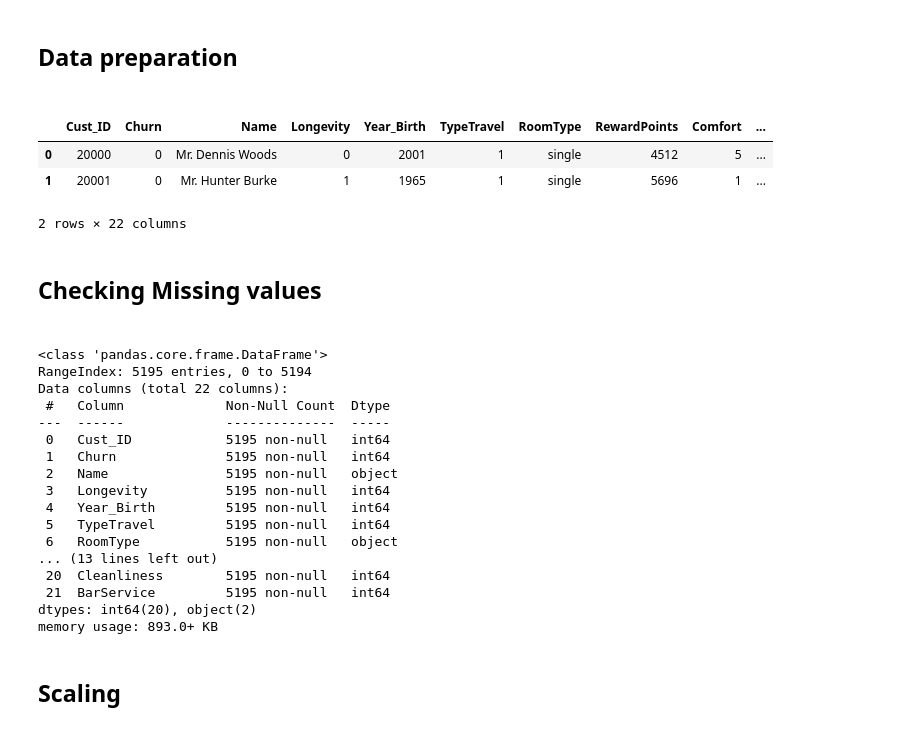
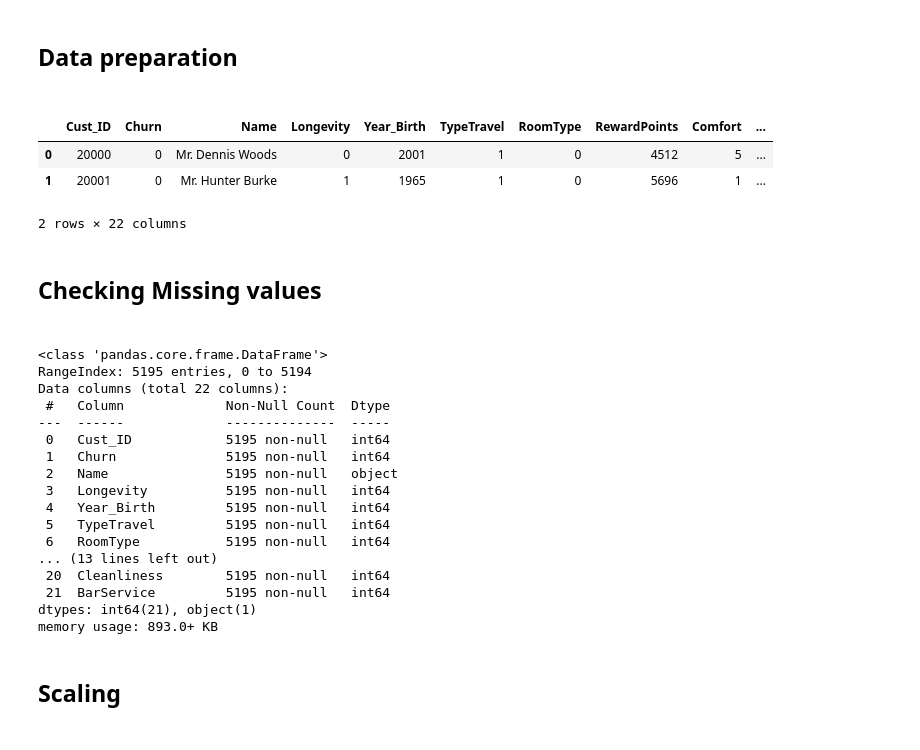
Before and after one commit to Leon209/Project_1-Supervised-Model, a Jupyter notebook: Project 1.ipynb, the cells around one changed output. Drawn from its saved outputs; the diff is of its cells as text; code cells hidden in the pictures.

Commit message:
Validate scalling

```diff
--- a/Project 1.ipynb
+++ b/Project 1.ipynb
@@ -349,24 +349,28 @@ X_train.head()
 # %%
 #get the validation data
 filename1 = 'validation.csv'
 file_path1 = Path(filename1)
 v = pd.read_csv(file_path1, delimiter=";")
 validate = v.copy()
 #Longevity
 validate['Longevity'].replace(to_replace = 'yes',value = 1, inplace = True)
 validate['Longevity'].replace(to_replace = 'y',value = 1, inplace = True)
 validate['Longevity'].replace(to_replace = 'no',value = 0, inplace = True)
 #TypeTravel
 validate['TypeTravel'].replace(to_replace = 'business',value = 1, inplace = True)
 validate['TypeTravel'].replace(to_replace = 'leisure',value = 0, inplace = True)
 #Churn
 validate['Churn'].replace(to_replace = 'churn',value = 1, inplace = True)
 validate['Churn'].replace(to_replace = 'nochurn',value = 0, inplace = True)
+#RoomType
+validate['RoomType'].replace(to_replace = 'suite',value = 2, inplace = True)
+validate['RoomType'].replace(to_replace = 'double',value = 1, inplace = True)
+validate['RoomType'].replace(to_replace = 'single',value = 0, inplace = True)
 validate.head(2)
 # %% [output]
 |  | Cust_ID | Churn | Name | Longevity | Year_Birth | TypeTravel | RoomType | RewardPoints | Comfort | ... |
-| 0 | 20000 | 0 | Mr. Dennis Woods | 0 | 2001 | 1 | single | 4512 | 5 | ... |
-| 1 | 20001 | 0 | Mr. Hunter Burke | 1 | 1965 | 1 | single | 5696 | 1 | ... |
+| 0 | 20000 | 0 | Mr. Dennis Woods | 0 | 2001 | 1 | 0 | 4512 | 5 | ... |
+| 1 | 20001 | 0 | Mr. Hunter Burke | 1 | 1965 | 1 | 0 | 5696 | 1 | ... |
 2 rows × 22 columns
 # %% [markdown]
 <h2>Checking Missing values<h2>
@@ -384,11 +388,11 @@ Data columns (total 22 columns):
  3   Longevity          5195 non-null   int64
  4   Year_Birth         5195 non-null   int64
  5   TypeTravel         5195 non-null   int64
- 6   RoomType           5195 non-null   object
+ 6   RoomType           5195 non-null   int64
 ... (13 lines left out)
  20  Cleanliness        5195 non-null   int64
  21  BarService         5195 non-null   int64
-dtypes: int64(20), object(2)
+dtypes: int64(21), object(1)
 memory usage: 893.0+ KB
 # %% [markdown]
 <h2>Scaling<h2>
```
Also changed, not shown: parts of 1 cell of this notebook.
